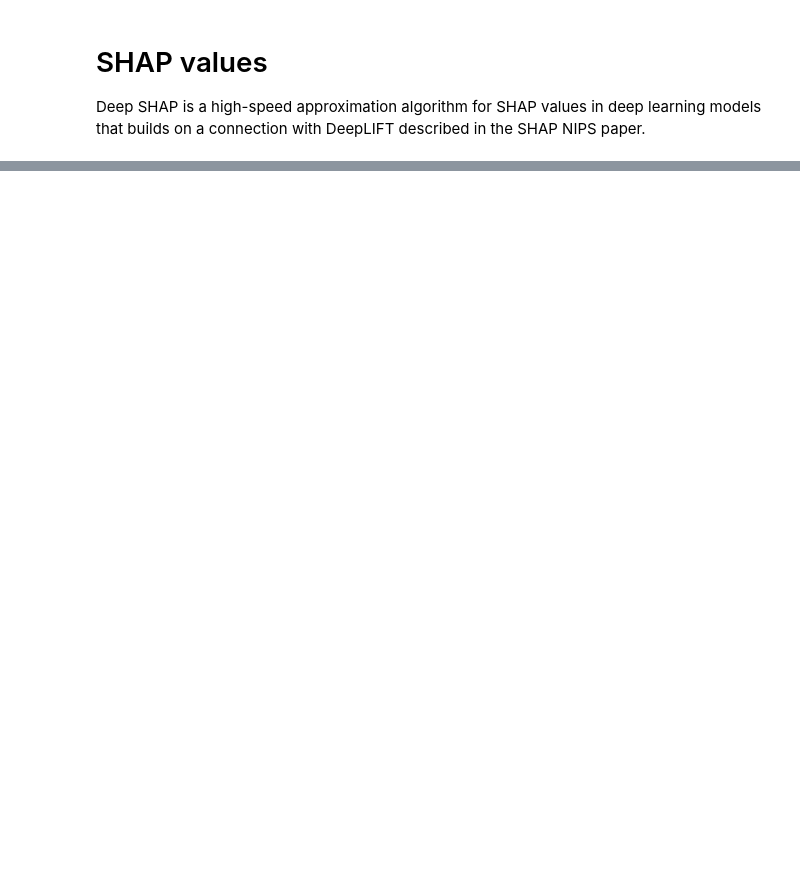
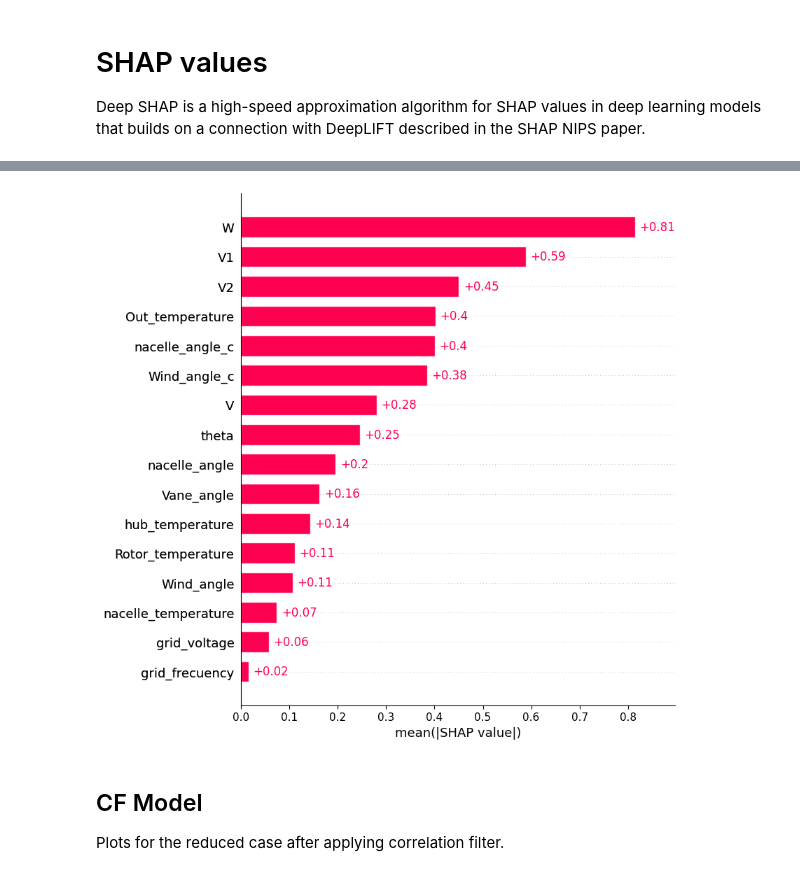
Before and after one commit to alfonsogijon/WindTurbines_hybrid, a Jupyter notebook: Explainability/Explainability.ipynb, the cells around one changed output, grey strips where cells are left out. Saved outputs shown, nothing was run; the diff lists cells and outputs as text; code cells hidden in the pictures; blank space fills up the shorter version.

```diff
--- a/Explainability/Explainability.ipynb
+++ b/Explainability/Explainability.ipynb
@@ -79,0 +68,8 @@ Your TensorFlow version is newer than 2.4.0 and so graph support has been remove
+# %%
+shap.plots.bar(shap_values_default, max_display=20)
+# %% [output]
+[figure, added]
+# %% [markdown]
+## CF Model
+
+Plots for the reduced case after applying correlation filter.
```
Also changed, not shown: parts of 16 cells of this notebook, 2 other files.
